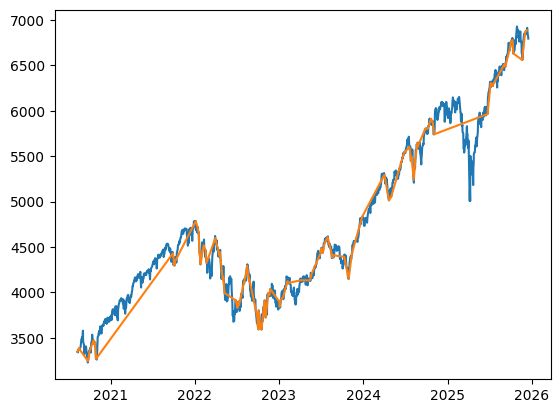
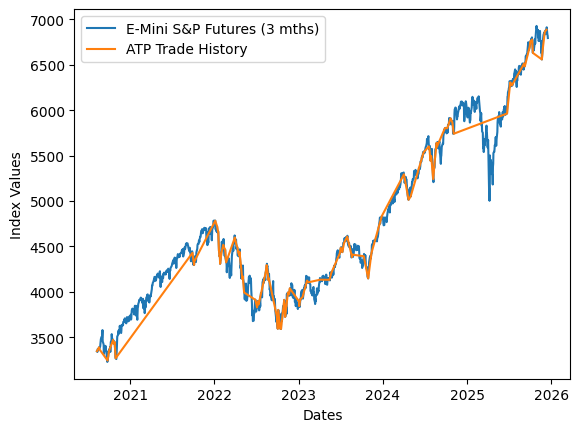
The change to this notebook cell's code, shown as a diff; its figure went from the first image to the second:
--- before
+++ after
@@ -1,6 +1,7 @@
 # Plot results to check merging
-
-
-plt.plot(es.index, es.Open)
-plt.plot(trade_df["Entry_Date"], trade_df["Entry_Price"])
+plt.plot(ES_df.index, ES_df.Open, label="E-Mini S&P Futures (3 mths)")
+plt.plot(trade_df.Entry_Date, trade_df.Entry_Price, label="ATP Trade History")
+plt.xlabel("Dates") 
+plt.ylabel("Index Values")
+plt.legend()
 plt.show()

Commit: eda